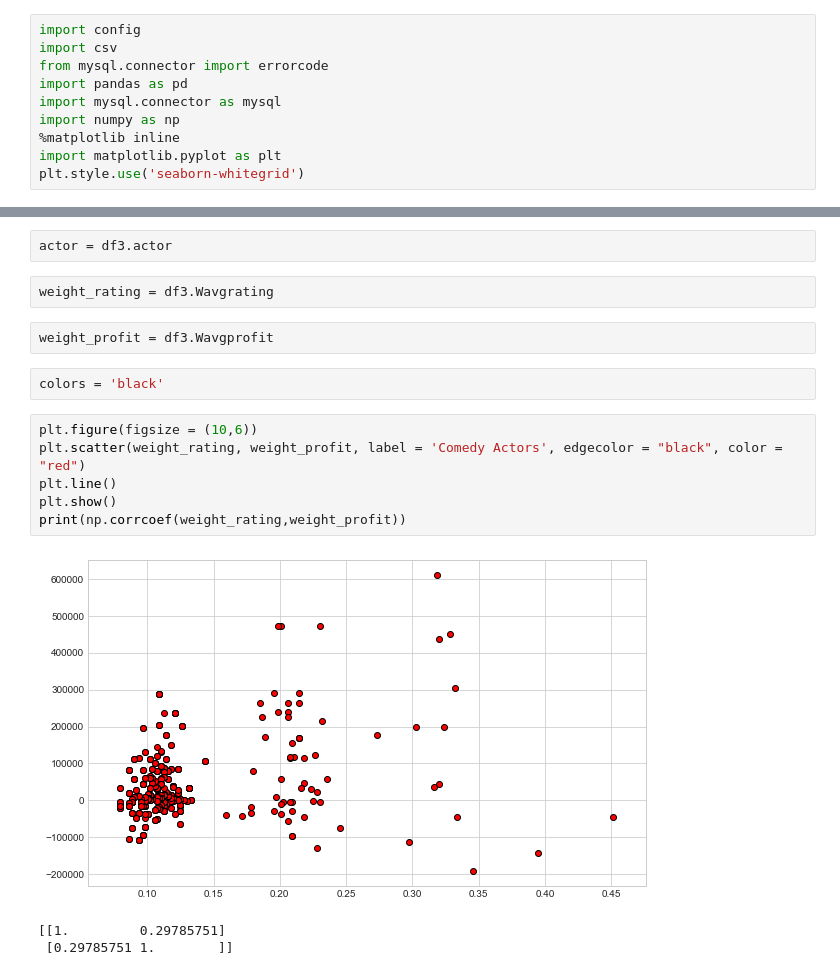
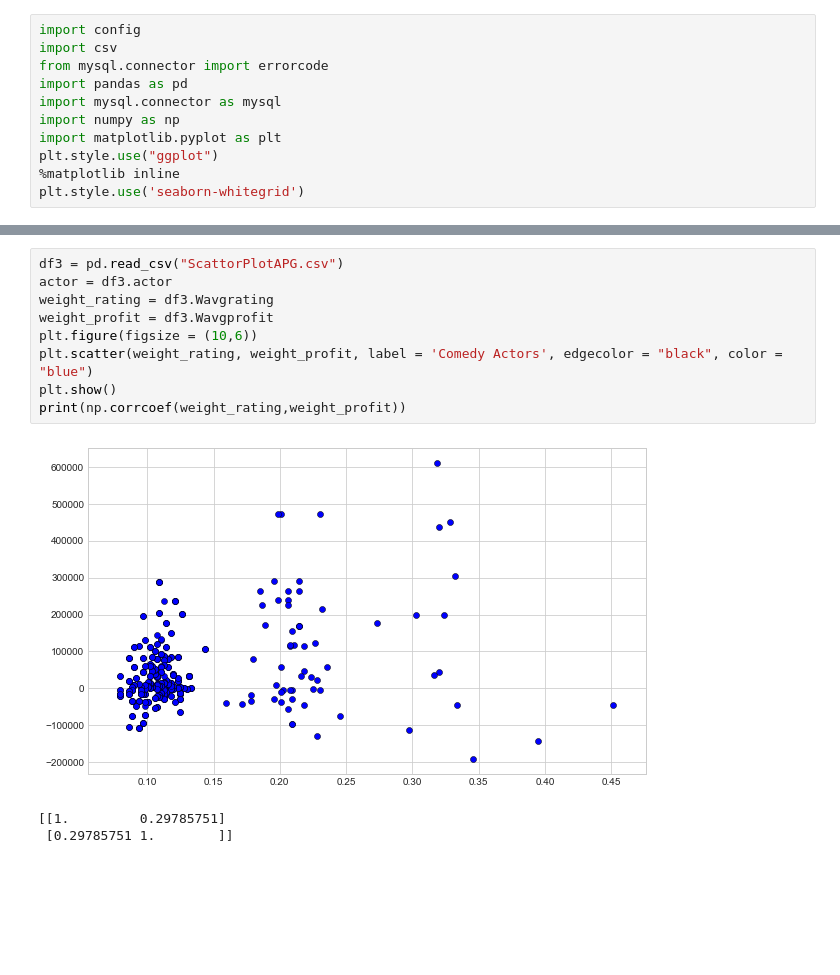
Before and after one commit to Jwdaniel34/stats-movies, a Jupyter notebook: Graphing The Actors Correlation.ipynb, the cells around one changed output, grey strips where cells are left out. Drawn from its saved outputs; the diff is of its cells as text; blank space fills up the shorter version.

```diff
--- a/Graphing The Actors Correlation.ipynb
+++ b/Graphing The Actors Correlation.ipynb
@@ -5,6 +5,7 @@ from mysql.connector import errorcode
 import pandas as pd
 import mysql.connector as mysql
 import numpy as np
+import matplotlib.pyplot as plt
+plt.style.use("ggplot")
 %matplotlib inline
-import matplotlib.pyplot as plt
 plt.style.use('seaborn-whitegrid')
@@ -122,18 +28,13 @@ df3.head()
-# %%
-actor = df3.actor
-# %%
-weight_rating = df3.Wavgrating
-# %%
-weight_profit = df3.Wavgprofit
-# %%
-colors = 'black'
 # %%
+df3 = pd.read_csv("ScattorPlotAPG.csv")
+actor = df3.actor
+weight_rating = df3.Wavgrating
+weight_profit = df3.Wavgprofit
 plt.figure(figsize = (10,6))
-plt.scatter(weight_rating, weight_profit, label = 'Comedy Actors', edgecolor = "black", color = "red")
-plt.line()
+plt.scatter(weight_rating, weight_profit, label = 'Comedy Actors', edgecolor = "black", color = "blue")
 plt.show()
 print(np.corrcoef(weight_rating,weight_profit))
 # %% [output]
-[figure, old version]
+[figure, new version]
 [[1.         0.29785751]
  [0.29785751 1.        ]]
```
Also changed, not shown: parts of 14 cells of this notebook, 3 other files.
